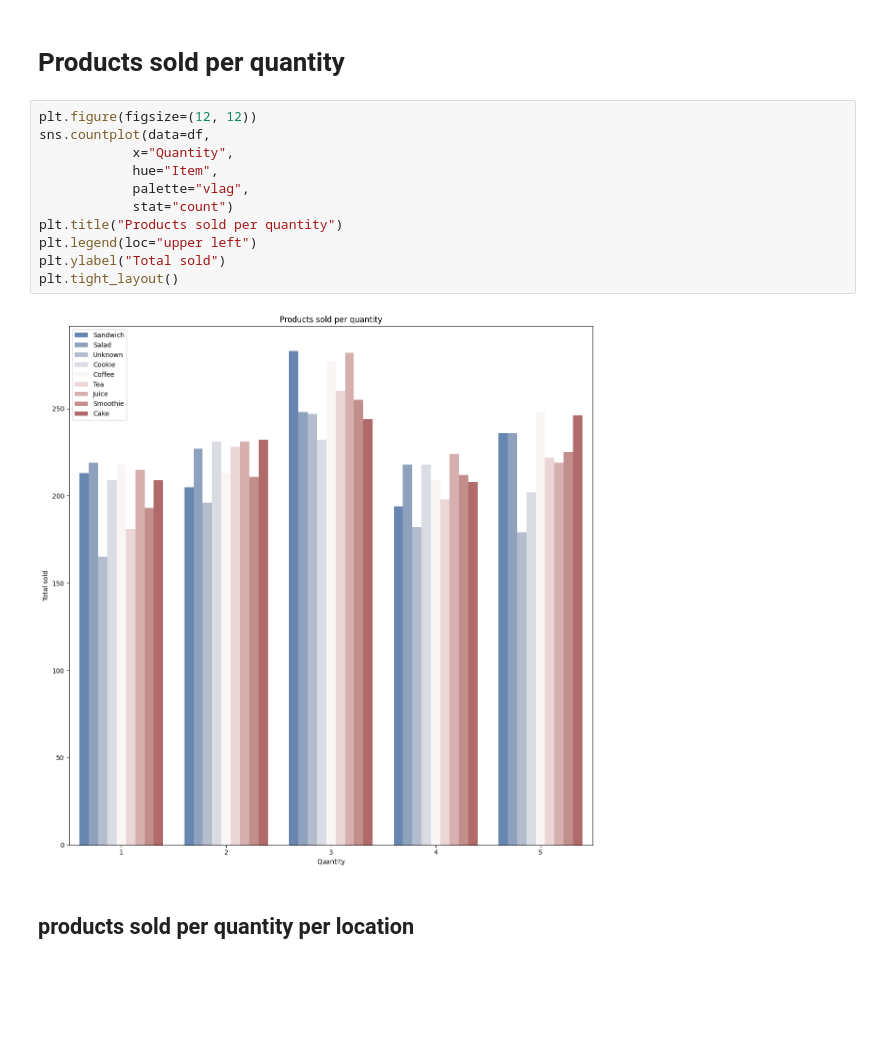
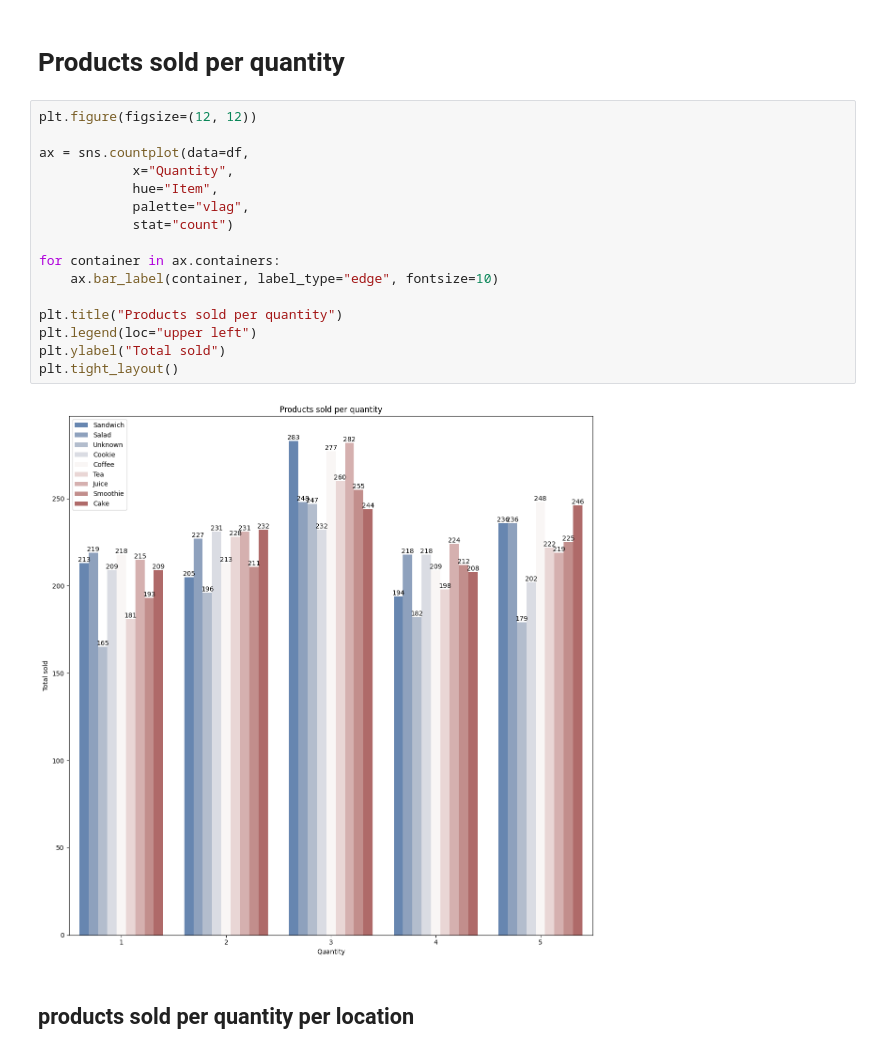
Before and after one commit to RobertRamos93/ds_eda_sales, a Jupyter notebook: notebook.ipynb, the cells around one changed output. Drawn from its saved outputs; the diff is of its cells as text; blank space fills up the shorter version.

```diff
--- a/notebook.ipynb
+++ b/notebook.ipynb
@@ -192,17 +193,22 @@ dtype: int64
 # Products sold per quantity
 # %%
 plt.figure(figsize=(12, 12))
-sns.countplot(data=df,
+
+ax = sns.countplot(data=df,
             x="Quantity",
             hue="Item",
             palette="vlag",
             stat="count")
+
+for container in ax.containers:
+    ax.bar_label(container, label_type="edge", fontsize=10)
+
 plt.title("Products sold per quantity")
 plt.legend(loc="upper left")
 plt.ylabel("Total sold")
 plt.tight_layout()
 # %% [output]
-[figure, old version]
+[figure, new version]
 # %% [markdown]
 ## products sold per quantity per location
 # %%
```
Also changed, not shown: parts of 4 cells of this notebook, 1 other file.
